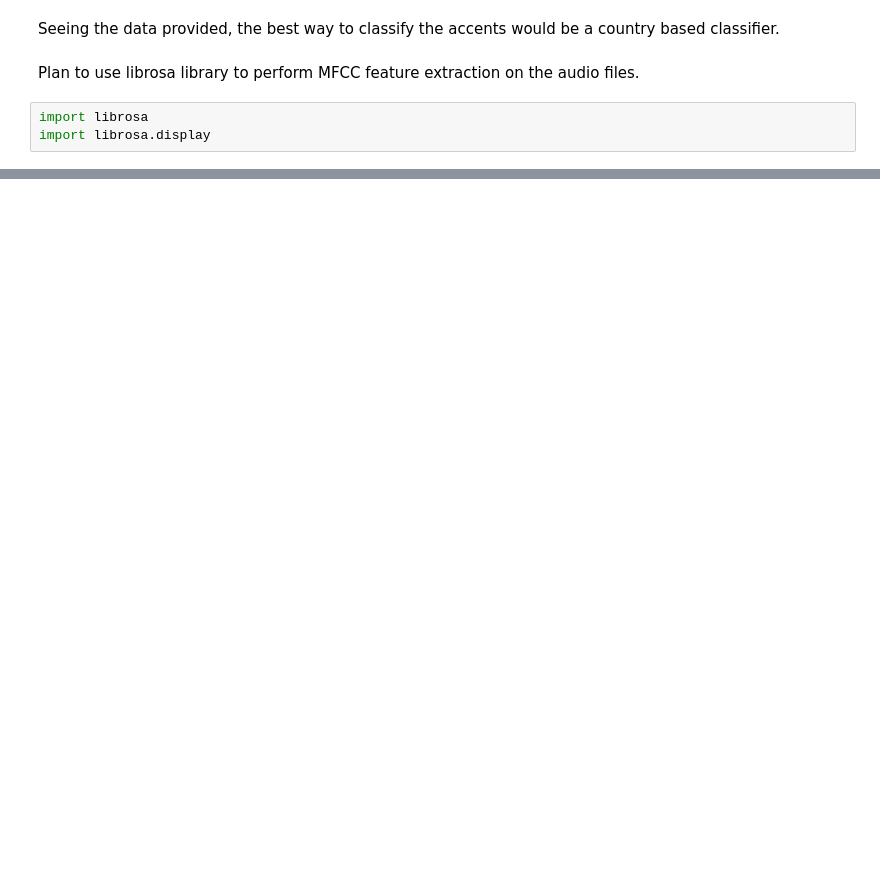
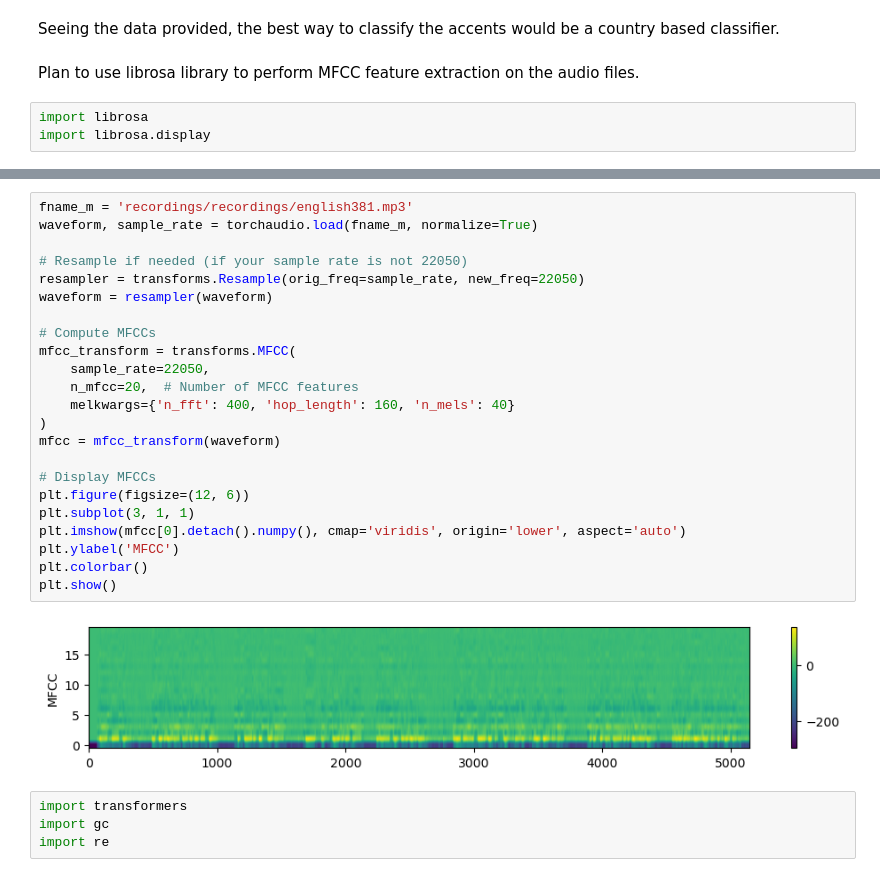
Before and after one commit to KindHumberUser/ML-AccentMulticlassification, a Jupyter notebook: processing.ipynb, the cells around one changed output, grey strips where cells are left out. Saved outputs shown, nothing was run; the diff lists cells and outputs as text; blank space fills up the shorter version.

```diff
--- a/processing.ipynb
+++ b/processing.ipynb
@@ -169,0 +213,29 @@ FileNotFoundError: [Errno 2] No such file or directory: 'recordings/english385.m
+# %%
+fname_m = 'recordings/recordings/english381.mp3'
+waveform, sample_rate = torchaudio.load(fname_m, normalize=True)
+
+# Resample if needed (if your sample rate is not 22050)
+resampler = transforms.Resample(orig_freq=sample_rate, new_freq=22050)
+waveform = resampler(waveform)
+
+# Compute MFCCs
+mfcc_transform = transforms.MFCC(
+    sample_rate=22050,
+    n_mfcc=20,  # Number of MFCC features
+    melkwargs={'n_fft': 400, 'hop_length': 160, 'n_mels': 40}
+)
+mfcc = mfcc_transform(waveform)
+
+# Display MFCCs
+plt.figure(figsize=(12, 6))
+plt.subplot(3, 1, 1)
+plt.imshow(mfcc[0].detach().numpy(), cmap='viridis', origin='lower', aspect='auto')
+plt.ylabel('MFCC')
+plt.colorbar()
+plt.show()
+# %% [output]
+[figure, added]
+# %%
+import transformers
+import gc
+import re
```
Also changed, not shown: parts of 8 cells of this notebook.
